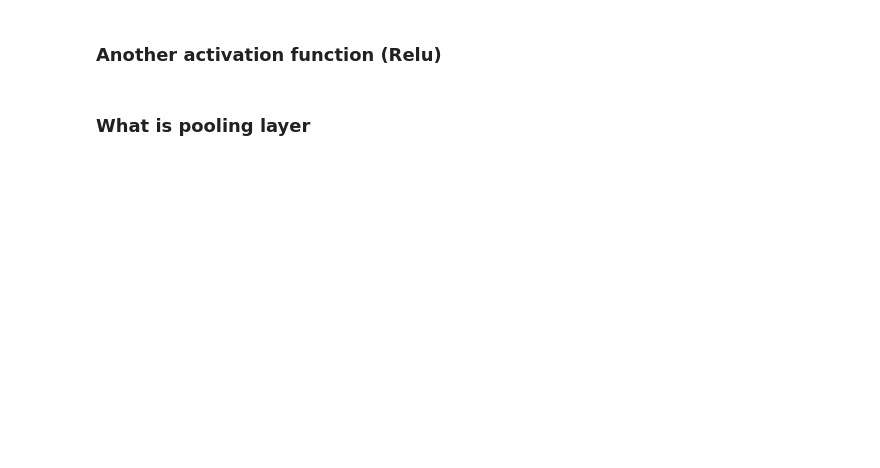
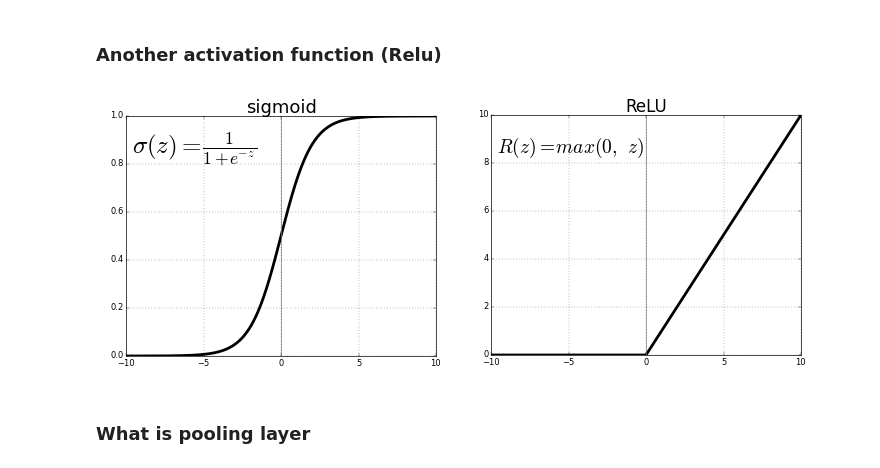
Before and after one commit to ahmedanis03/IntroMLandDL, a Jupyter notebook: Deep learning.ipynb, the cells around one changed output. Drawn from its saved outputs; the diff is of its cells as text; code cells hidden in the pictures; blank space fills up the shorter version.

```diff
--- a/Deep learning.ipynb
+++ b/Deep learning.ipynb
@@ -22,4 +32,8 @@ local receptive field
 # %% [markdown]
 ### Another activation function (Relu)
+# %%
+Image('SigVsRelu.png')
+# %% [output]
+[figure, added]
 # %% [markdown]
 ### What is pooling layer
```
Also changed, not shown: parts of 16 cells of this notebook, 11 other files.
